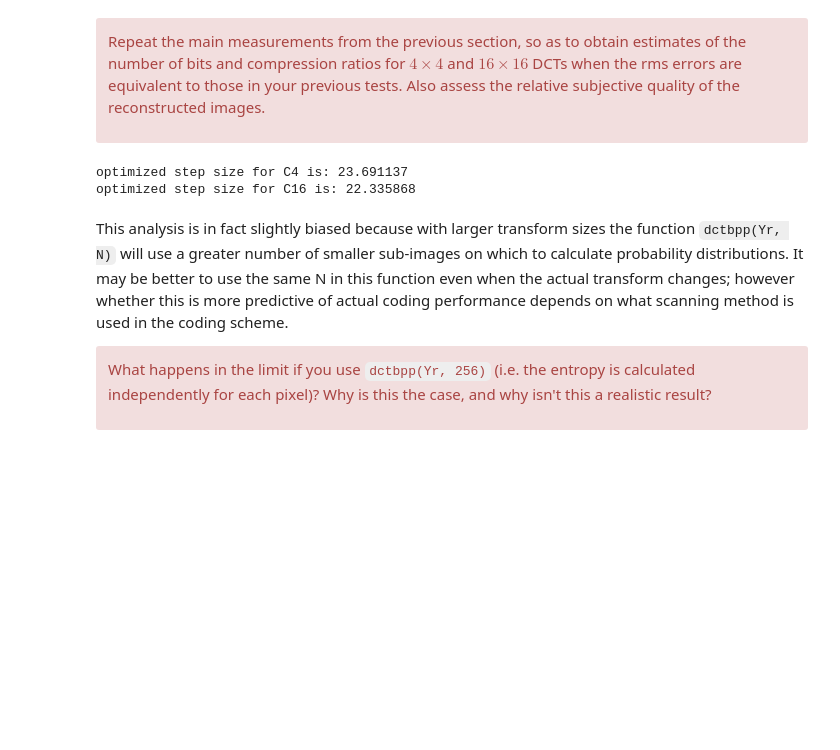
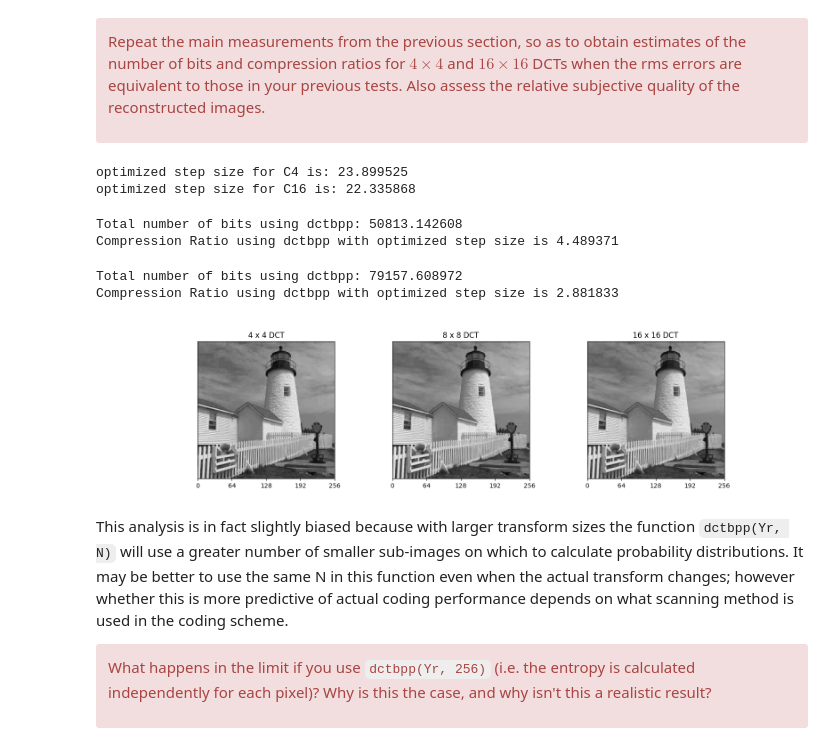
Before and after one commit to EntropyF/cued_sf2_lab, a Jupyter notebook: 7-the-discrete-cosine-transform.ipynb, the cells around one changed output. Saved outputs shown, nothing was run; the diff lists cells and outputs as text; code cells hidden in the pictures; blank space fills up the shorter version.

```diff
--- a/7-the-discrete-cosine-transform.ipynb
+++ b/7-the-discrete-cosine-transform.ipynb
@@ -437,7 +437,7 @@ transform matrices, C4 and C16 using `dct_ii`.**
 # Your code here
 
 # calculate C4 and C16
-C4 = dct_ii(8)
+C4 = dct_ii(4)
 C16 = dct_ii(16)
 
 # calculate Y for C4 and C16
@@ -452,6 +452,7 @@ rms errors are equivalent to those in your previous tests.  Also assess the
 relative subjective quality of the reconstructed images.</div>
 # %%
 # Your code here
+
 def dct_rms_error4(step):
     Yq = quantise(Y4, step)
     Z = colxfm(colxfm(Yq.T, C4.T).T, C4.T)
@@ -485,8 +486,64 @@ def optimize_dct_step_size16():
 print(f'optimized step size for C4 is: {optimize_dct_step_size4():6f}')
 print(f'optimized step size for C16 is: {optimize_dct_step_size16():6f}')
 # %% [output]
-optimized step size for C4 is: 23.691137
+optimized step size for C4 is: 23.899525
 optimized step size for C16 is: 22.335868
+# %%
+# for 4 x 4 DCT
+step_opt4 = optimize_dct_step_size4()
+Yq4 = quantise(Y4, step_opt4)
+N = 4
+Yr4 = regroup(Yq4, N)
+
+# Total number of bits using dctbpp
+dctbpp_bits = dctbpp(Yr4, N)
+print(f'Total number of bits using dctbpp: {dctbpp_bits:2f}')
+
+# Total number of bits using direct quantization
+quant_bits = bpp(quantise(X, 17)) * X.size
+
+# Compression ratio using dctbpp with optimized step size
+compression_ratio_step_opt = quant_bits / dctbpp_bits
+print(f'Compression Ratio using dctbpp with optimized step size is {compression_ratio_step_opt:6f}')
+# %% [output]
+Total number of bits using dctbpp: 50813.142608
+Compression Ratio using dctbpp with optimized step size is 4.489371
+# %%
+# for 4 x 4 DCT
+step_opt16 = optimize_dct_step_size16()
+Yq16 = quantise(Y16, step_opt16)
+N = 16
+Yr16 = regroup(Yq16, N)
+
+# Total number of bits using dctbpp
+dctbpp_bits = dctbpp(Yr16, N)
+print(f'Total number of bits using dctbpp: {dctbpp_bits:2f}')
+
+# Total number of bits using direct quantization
+quant_bits = bpp(quantise(X, 17)) * X.size
+
+# Compression ratio using dctbpp with optimized step size
+compression_ratio_step_opt = quant_bits / dctbpp_bits
+print(f'Compression Ratio using dctbpp with optimized step size is {compression_ratio_step_opt:6f}')
+# %% [output]
+Total number of bits using dctbpp: 79157.608972
+Compression Ratio using dctbpp with optimized step size is 2.881833
+# %%
+Z4 = colxfm(colxfm(Yq4.T, C4.T).T, C4.T)
+Z16 = colxfm(colxfm(Yq16.T, C16.T).T, C16.T)
+
+# image.
+titles = ["4 x 4 DCT", "8 x 8 DCT", "16 x 16 DCT"]
+imgs = [Z4, Z, Z16]
+fig, axs = plt.subplots(1, 3, figsize=(16, 4))
+
+for ax, img, title in zip(axs, imgs, titles):
+    plot_image(img, ax=ax)
+    ax.set(yticks=[], title=title)
+
+plt.show()
+# %% [output]
+[figure, added]
 # %% [markdown]
 
 This analysis is in fact slightly biased because with larger transform sizes the function `dctbpp(Yr, N)` will use a greater number of smaller sub-images on which to calculate probability distributions. It may be better to use the same N in this function even when the actual transform changes; however whether this is more predictive of actual coding performance depends on what scanning method is used in the coding scheme.
```
Also changed, not shown: parts of 2 cells of this notebook, 1 other file.
